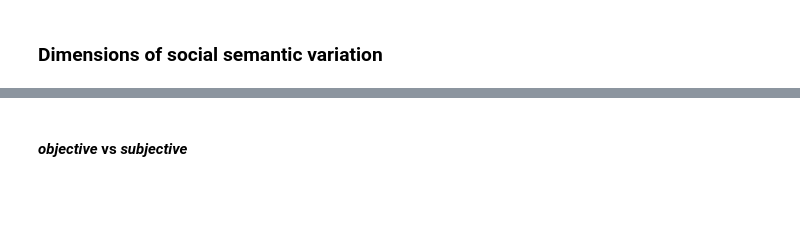
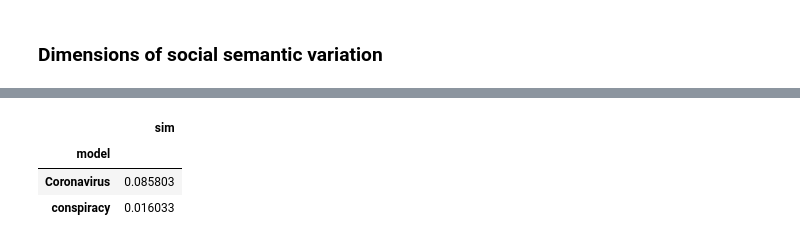
Before and after one commit to wuqui/neocov, a Jupyter notebook: index.ipynb, the cells around one changed output, grey strips where cells are left out. Saved outputs shown, nothing was run; the diff lists cells and outputs as text; code cells hidden in the pictures; blank space fills up the shorter version.

```diff
--- a/index.ipynb
+++ b/index.ipynb
@@ -497,2 +502,23 @@ pole_words_pos = ['good', 'bad']
+# %%
+lexs = [
+    'corona',
+    'rona',
+    'moderna',
+    'sars',
+    'pandemic',
+    'spreader',
+    'cerb',
+    'maskless',
+    'distancing',
+    'quarantines',
+    'lockdowns'
+    # unrelated to Covid: 'rittenhouse', 'chaz',
+    # no tokens: 'klee', 'vacuo', 'filtrate', 'sunsetting', 'childe', 'megalodon', 'newf',
+]
+# %%
+# pole_words = ['good', 'bad']
+pole_words = ['objective', 'subjective']
+# pole_words = ['general', 'specific']
+# pole_words = ['abstract', 'concrete']
 # %%
-proj_sims_pos = get_axis_sims(lexs, models, pole_words_pos, k=10)
+proj_sims = get_axis_sims(lexs, models, pole_words, k=10)
@@ -509 +530,8 @@ proj_sims_pos_chart
+# %%
+proj_sims.groupby('model').agg({'sim': 'mean'})
+# %% [output]
+|  | sim |
+| model |  |
+| Coronavirus | 0.085803 |
+| conspiracy | 0.016033 |
 # %%
@@ -511,2 +538,0 @@ proj_sims_pos_chart.save(f'../out/proj-emb_pos_{models[0]["name"]}--{models[1]["
-# %% [markdown]
-#### _objective_ vs _subjective_
```
Also changed, not shown: parts of 25 cells of this notebook, 10 other files.
